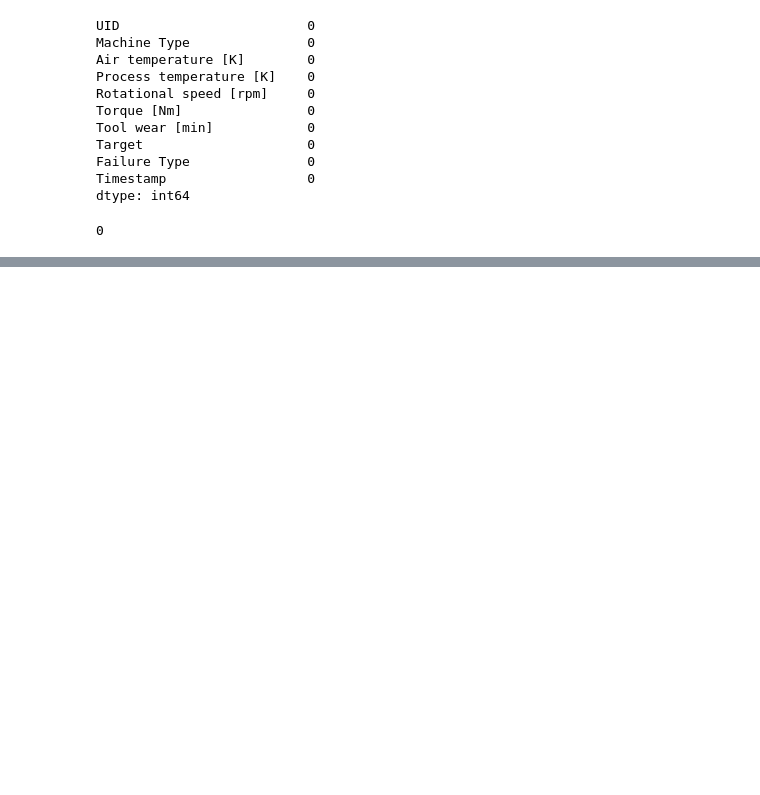
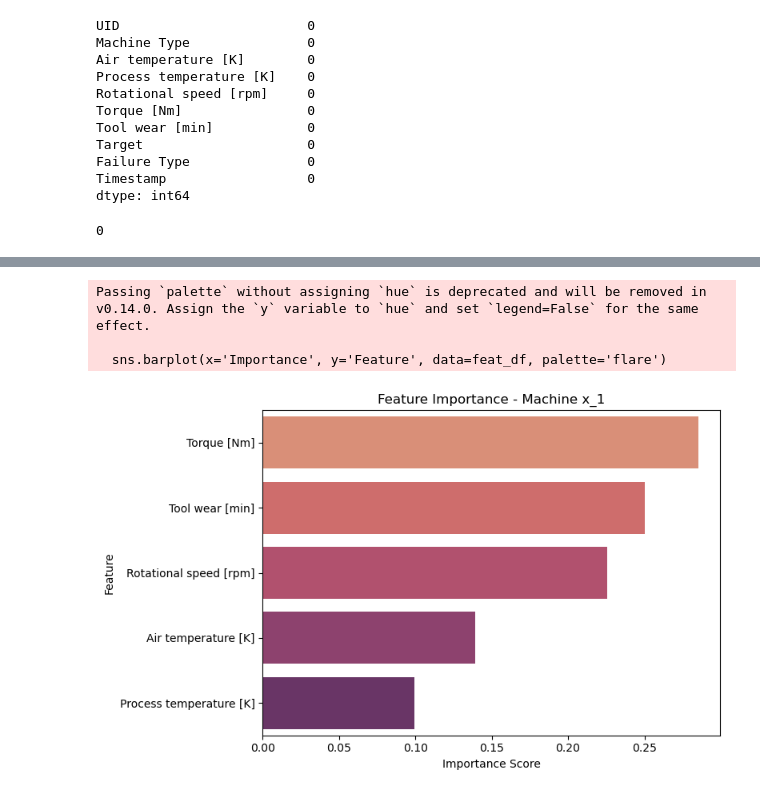
Before and after one commit to DuoBrass/Blend360, a Jupyter notebook: Blend_Machine_Analysis.ipynb, the cells around one changed output, grey strips where cells are left out. Cells and saved outputs as stored; diff of their text form; code cells hidden in the pictures; blank space fills up the shorter version.

```diff
--- a/Blend_Machine_Analysis.ipynb
+++ b/Blend_Machine_Analysis.ipynb
@@ -317,0 +365,60 @@ Anomaly Detection: Isolation Forest or autoencoders for unusual patterns
+# %%
+# Setup for random forest mulit-class classification
+
+feature_cols = [
+    'Air temperature [K]',
+    'Process temperature [K]',
+    'Rotational speed [rpm]',
+    'Torque [Nm]',
+    'Tool wear [min]'
+] # Our independant Varaibles
+
+target_col = 'Failure Type' # Our dependant variable
+
+label_enc = LabelEncoder() # for multi-class classification
+# %%
+# Random Forest model for machine x_1
+
+Y = label_enc.fit_transform(dfx_1[target_col])
+X = dfx_1[feature_cols]
+
+#Splitting the data into training and testing sets
+X_train, X_test, Y_train, Y_test = train_test_split(X, Y, test_size= 0.2)
+
+# Hyperparameter tuning - Random Forest
+param_grid = {
+    'n_estimators': [50, 100, 200],
+    'max_depth': [3, 5, 10],
+    'min_samples_split': [2, 5, 10]
+}
+
+rf = RandomForestClassifier(class_weight='balanced', random_state=42)
+search = RandomizedSearchCV(rf, param_distributions=param_grid, n_iter=10, cv=3, scoring='accuracy')
+search.fit(X_train, Y_train)
+
+# Predict and evaluate
+Y_pred = search.best_estimator_.predict(X_test)
+class_rep_x_1 = classification_report(Y_test, Y_pred, target_names=label_enc.classes_)
+
+#Assessing Variable Importance from the model
+
+importances = search.best_estimator_.feature_importances_
+features = X.columns
+
+feat_df = pd.DataFrame({
+    'Feature': features,
+    'Importance': importances
+}).sort_values(by='Importance', ascending=False)
+
+plt.figure(figsize=(8, 5))
+sns.barplot(x='Importance', y='Feature', data=feat_df, palette='flare')
+plt.title('Feature Importance - Machine x_1')
+plt.xlabel('Importance Score')
+plt.ylabel('Feature')
+plt.tight_layout()
+plt.show()
+# %% [output]
+Passing `palette` without assigning `hue` is deprecated and will be removed in v0.14.0. Assign the `y` variable to `hue` and set `legend=False` for the same effect.
+
+  sns.barplot(x='Importance', y='Feature', data=feat_df, palette='flare')
+[figure, added]
```
Also changed, not shown: parts of 22 cells of this notebook.
